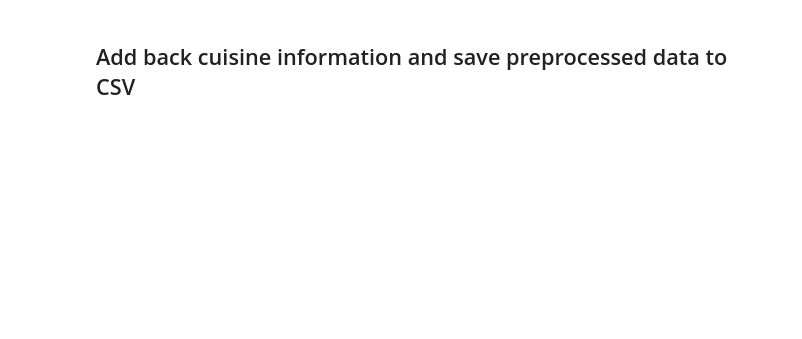
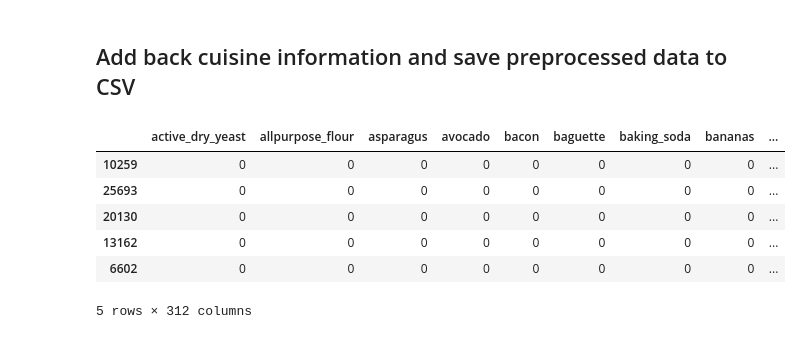
Before and after one commit to Slowika/Bag-of-Recipes, a Jupyter notebook: Data_Preparation.ipynb, the cells around one changed output. Drawn from its saved outputs; the diff is of its cells as text; code cells hidden in the pictures; blank space fills up the shorter version.

```diff
--- a/Data_Preparation.ipynb
+++ b/Data_Preparation.ipynb
@@ -77,6 +111,14 @@ X_train.columns = sorted(vectorizer.vocabulary_, key=vectorizer.vocabulary_.get)
 X_train.index = train_id
 # %% [markdown]
 ## Clean up strange recipes & ingredients
+# %%
+# Remove underscore before ingredient
+column_names = vectorizer.get_feature_names()
+
+for name_idx, name in enumerate(column_names):
+    # There could be more than one space!
+    if name[0] == '_':
+        X_train.drop(columns = name, axis = 1, inplace=True)
 # %% [markdown]
 #### Explore the size of the datasets
 # %%
@@ -136,0 +367,12 @@ dtype: int64
+# %%
+# Compute ingredient frequencies
+ingr_count = X_train_cl_copy.sum(axis=0)
+
+# Ingredients that appear three times or less
+not_many_ingr = list(ingr_count <= 200)
+
+# Sum number of ingredients that appear 3 times or less.
+print('* ingredients removed for being numeric or appearing <= 50 times',sum(not_many_ingr))
+
+# Drop infrequent ingredients
+X_train_cl_copy.drop(X_train_cl_copy.columns[not_many_ingr], axis = 1, inplace = True)
@@ -137,13 +381,25 @@ dtype: int64
+# %%
+# Display remanining ingredients
+remaining_ingr = list(X_train_cl_copy.columns)
+remaining_ingr.sort()
+remaining_ingr
+
+# Manually remove irrelevant inredients
+irrelevant = ['water', 'salt', 'white', 'chopped_fresh', 'chopped', 'dried', 'fresh','frozen',
+             'green', 'ground','halfhalf','large','leaves','paste','powder','sauce','sliced','star',
+             'yellow']
+
+X_train_cl_copy.drop(columns = irrelevant, axis = 1, inplace = True)
 # %% [markdown]
 #### Remove recipes with too many or too few ingredients
 # %%
 # Count ingredients per recipe.
-recipe_count = X_train.sum(axis = 1)
+recipe_count = X_train_cl_copy.sum(axis = 1)
 print('Recipes with 2 ingredients or less:', sum(recipe_count <= 2))
 
 not_too_few_idx = list(recipe_count > 2)
 not_too_many_idx = list(recipe_count < 30)
 
 # Remove recipes with <3 or >30 ingredients.
-X_train = X_train.loc[[a and b for a, b in zip(not_too_few_idx, not_too_many_idx)]]
+X_train_cl_copy = X_train_cl_copy.loc[[a and b for a, b in zip(not_too_few_idx, not_too_many_idx)]]
 # %% [output]
@@ -206 +449,12 @@ X_train['cuisine'] = pd.Series(cuisine_dict)
+# %%
+X_train_cl_copy['cuisine'] = [cuisine_dict[key] for key in X_train_cl_copy.index]
+X_train_cl_copy.head()
+# %% [output]
+|  | active_dry_yeast | allpurpose_flour | asparagus | avocado | bacon | baguette | baking_soda | bananas | ... |
+| 10259 | 0 | 0 | 0 | 0 | 0 | 0 | 0 | 0 | ... |
+| 25693 | 0 | 0 | 0 | 0 | 0 | 0 | 0 | 0 | ... |
+| 20130 | 0 | 0 | 0 | 0 | 0 | 0 | 0 | 0 | ... |
+| 13162 | 0 | 0 | 0 | 0 | 0 | 0 | 0 | 0 | ... |
+| 6602 | 0 | 0 | 0 | 0 | 0 | 0 | 0 | 0 | ... |
+5 rows × 312 columns
 # %%
```
Also changed, not shown: parts of 33 cells of this notebook, 1 other file.
